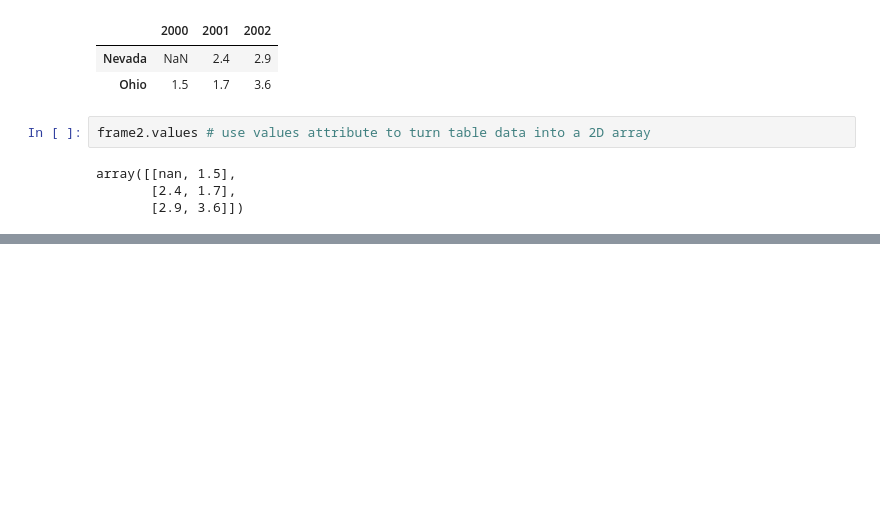
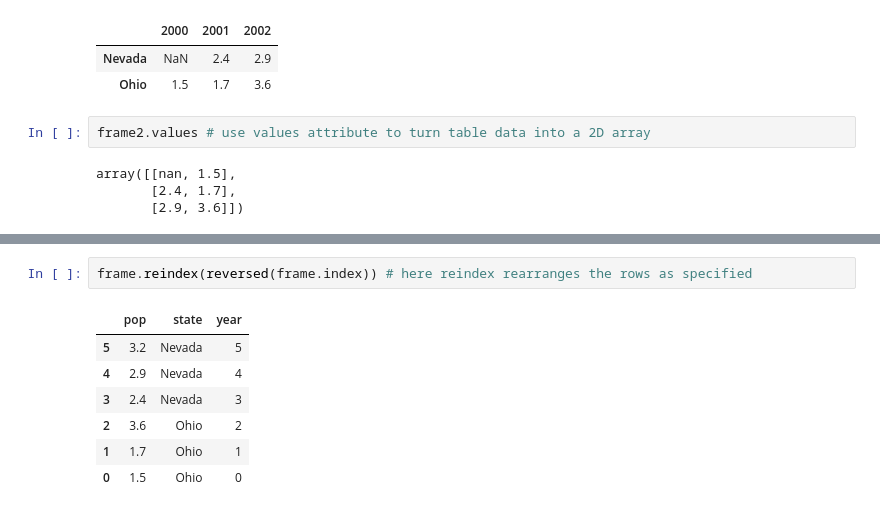
Before and after one commit to thejosephallen/handson_ml, a Jupyter notebook: pfda_ch5.ipynb, the cells around one changed output, grey strips where cells are left out. Drawn from its saved outputs; the diff is of its cells as text; blank space fills up the shorter version.

```diff
--- a/pfda_ch5.ipynb
+++ b/pfda_ch5.ipynb
@@ -217,0 +245,10 @@ array([[nan, 1.5],
+# %%
+frame.reindex(reversed(frame.index)) # here reindex rearranges the rows as specified
+# %% [output]
+|  | pop | state | year |
+| 5 | 3.2 | Nevada | 5 |
+| 4 | 2.9 | Nevada | 4 |
+| 3 | 2.4 | Nevada | 3 |
+| 2 | 3.6 | Ohio | 2 |
+| 1 | 1.7 | Ohio | 1 |
+| 0 | 1.5 | Ohio | 0 |
```
Also changed, not shown: parts of 18 cells of this notebook.
